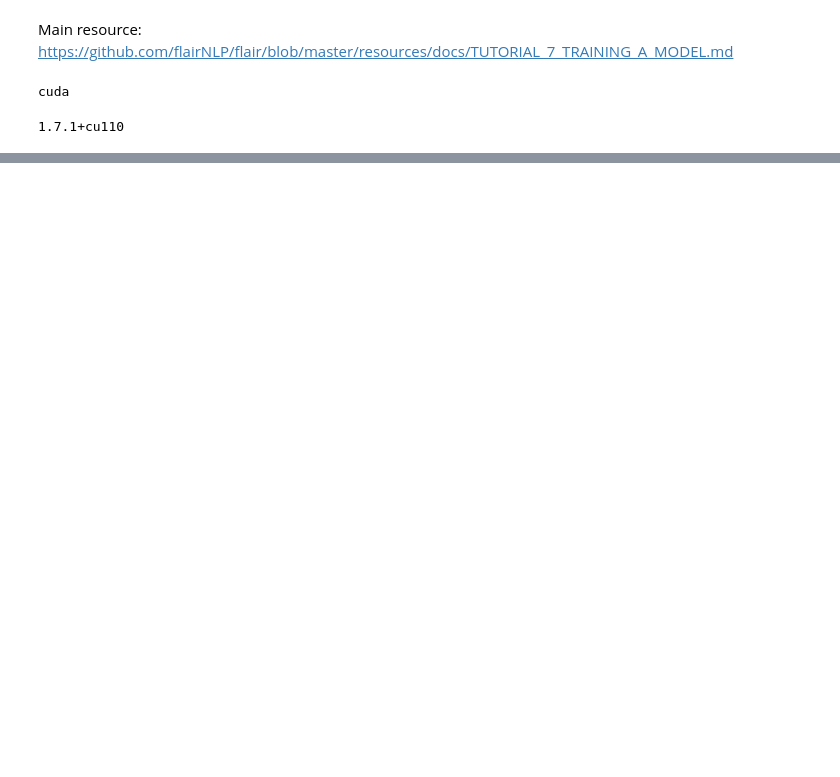
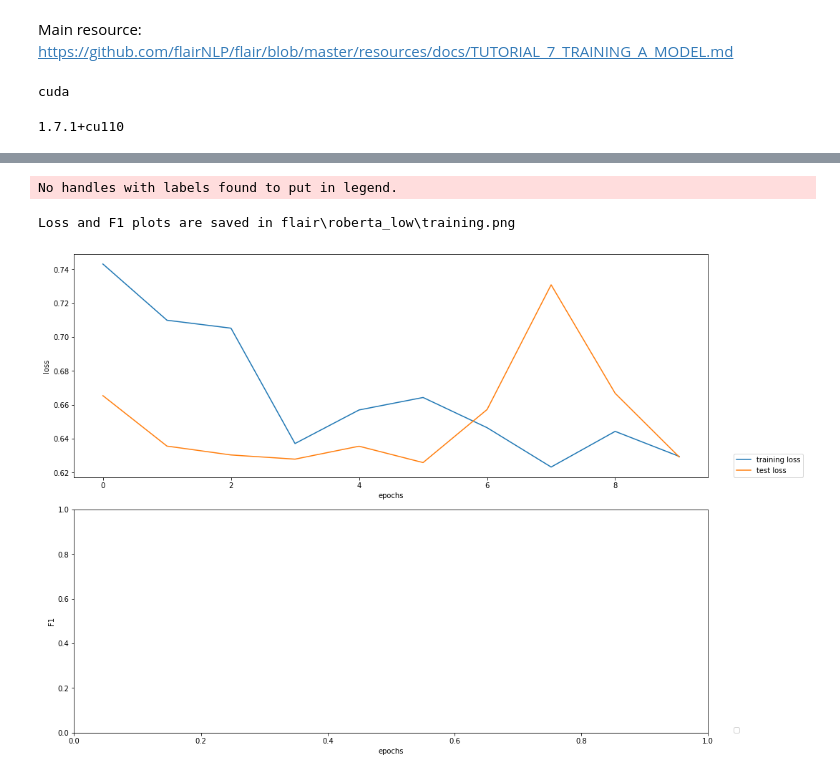
Before and after one commit to markangelogabriel/predictingconcreteness, a Jupyter notebook: code/17-TransformersFlairLow.ipynb, the cells around one changed output, grey strips where cells are left out. Saved outputs shown, nothing was run; the diff lists cells and outputs as text; code cells hidden in the pictures; blank space fills up the shorter version.

```diff
--- a/code/17-TransformersFlairLow.ipynb
+++ b/code/17-TransformersFlairLow.ipynb
@@ -80,0 +98,8 @@ trainer.train('./flair/transformers_low',
+# %%
+# visualize
+from flair.visual.training_curves import Plotter
+plotter = Plotter()
+plotter.plot_training_curves('./flair/roberta_low/loss.tsv')
+
+#This generates PNG plots in the result folder.
+# %% [output]
@@ -80,0 +110,3 @@ trainer.train('./flair/transformers_low',
+No handles with labels found to put in legend.
+Loss and F1 plots are saved in flair\roberta_low\training.png
+[figure, added]
```
Also changed, not shown: parts of 7 cells of this notebook, 22 other files.
